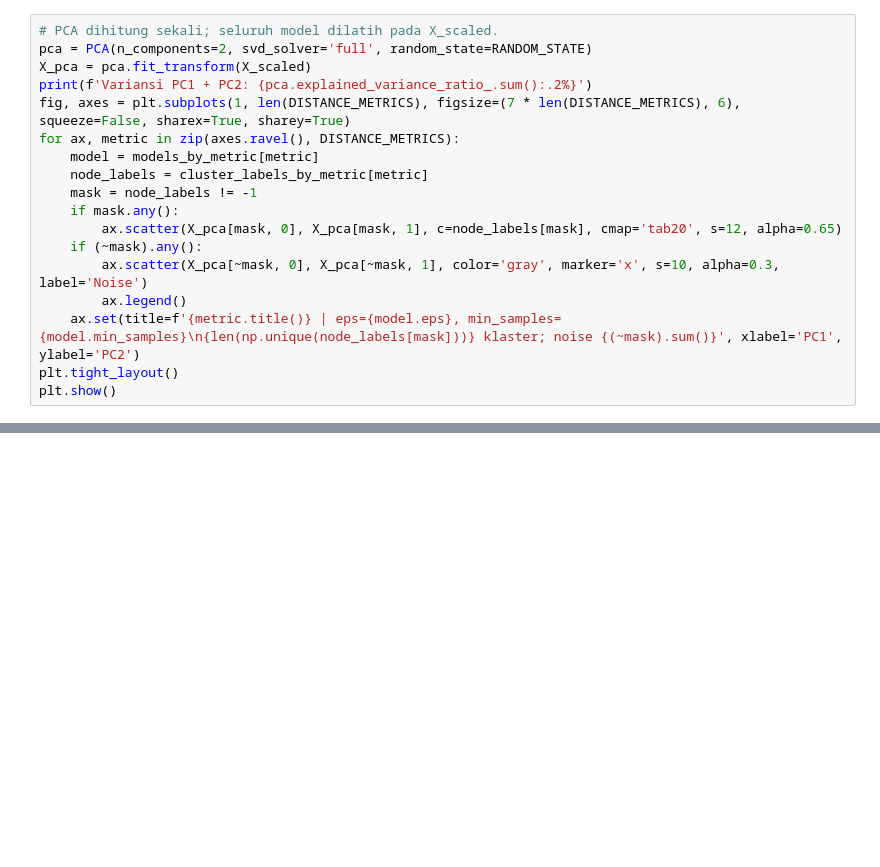
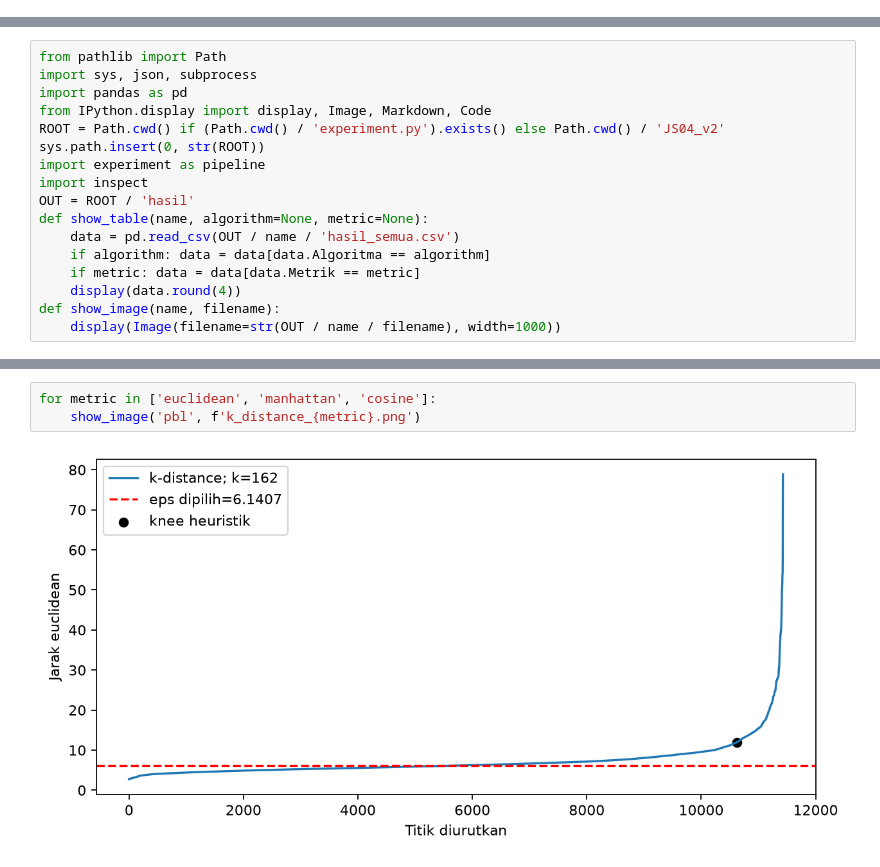
Before and after one commit to oninonins/Machine-learning-, a Jupyter notebook: JS04/DBSCAN_Perbandingan_Distance_Metric.ipynb, the cells around one changed output, grey strips where cells are left out. Saved outputs shown, nothing was run; the diff lists cells and outputs as text; blank space fills up the shorter version.

```diff
--- a/JS04/DBSCAN_Perbandingan_Distance_Metric.ipynb
+++ b/JS04/DBSCAN_Perbandingan_Distance_Metric.ipynb
@@ -298,18 +0,0 @@ for metric in DISTANCE_METRICS:
-# %%
-# PCA dihitung sekali; seluruh model dilatih pada X_scaled.
-pca = PCA(n_components=2, svd_solver='full', random_state=RANDOM_STATE)
-X_pca = pca.fit_transform(X_scaled)
-print(f'Variansi PC1 + PC2: {pca.explained_variance_ratio_.sum():.2%}')
-fig, axes = plt.subplots(1, len(DISTANCE_METRICS), figsize=(7 * len(DISTANCE_METRICS), 6), squeeze=False, sharex=True, sharey=True)
-for ax, metric in zip(axes.ravel(), DISTANCE_METRICS):
-    model = models_by_metric[metric]
-    node_labels = cluster_labels_by_metric[metric]
-    mask = node_labels != -1
-    if mask.any():
-        ax.scatter(X_pca[mask, 0], X_pca[mask, 1], c=node_labels[mask], cmap='tab20', s=12, alpha=0.65)
-    if (~mask).any():
-        ax.scatter(X_pca[~mask, 0], X_pca[~mask, 1], color='gray', marker='x', s=10, alpha=0.3, label='Noise')
-        ax.legend()
-    ax.set(title=f'{metric.title()} | eps={model.eps}, min_samples={model.min_samples}\n{len(np.unique(node_labels[mask]))} klaster; noise {(~mask).sum()}', xlabel='PC1', ylabel='PC2')
-plt.tight_layout()
-plt.show()
@@ -412,0 +7,17 @@ PCA hanya untuk visualisasi; proses clustering memakai seluruh fitur setelah Sta
+# %%
+from pathlib import Path
+import sys, json, subprocess
+import pandas as pd
+from IPython.display import display, Image, Markdown, Code
+ROOT = Path.cwd() if (Path.cwd() / 'experiment.py').exists() else Path.cwd() / 'JS04_v2'
+sys.path.insert(0, str(ROOT))
+import experiment as pipeline
+import inspect
+OUT = ROOT / 'hasil'
+def show_table(name, algorithm=None, metric=None):
+    data = pd.read_csv(OUT / name / 'hasil_semua.csv')
+    if algorithm: data = data[data.Algoritma == algorithm]
+    if metric: data = data[data.Metrik == metric]
+    display(data.round(4))
+def show_image(name, filename):
+    display(Image(filename=str(OUT / name / filename), width=1000))
@@ -412,0 +75,5 @@ PCA hanya untuk visualisasi; proses clustering memakai seluruh fitur setelah Sta
+# %%
+for metric in ['euclidean', 'manhattan', 'cosine']:
+    show_image('pbl', f'k_distance_{metric}.png')
+# %% [output]
+[figure, added]
```
Also changed, not shown: parts of 29 cells of this notebook, 13 other files.
